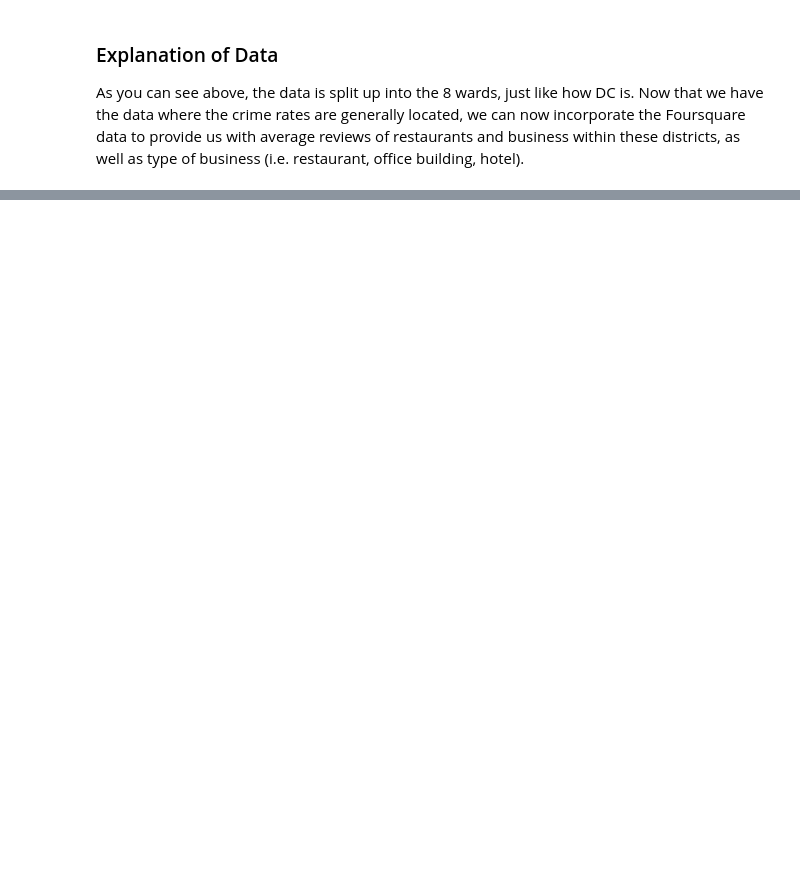
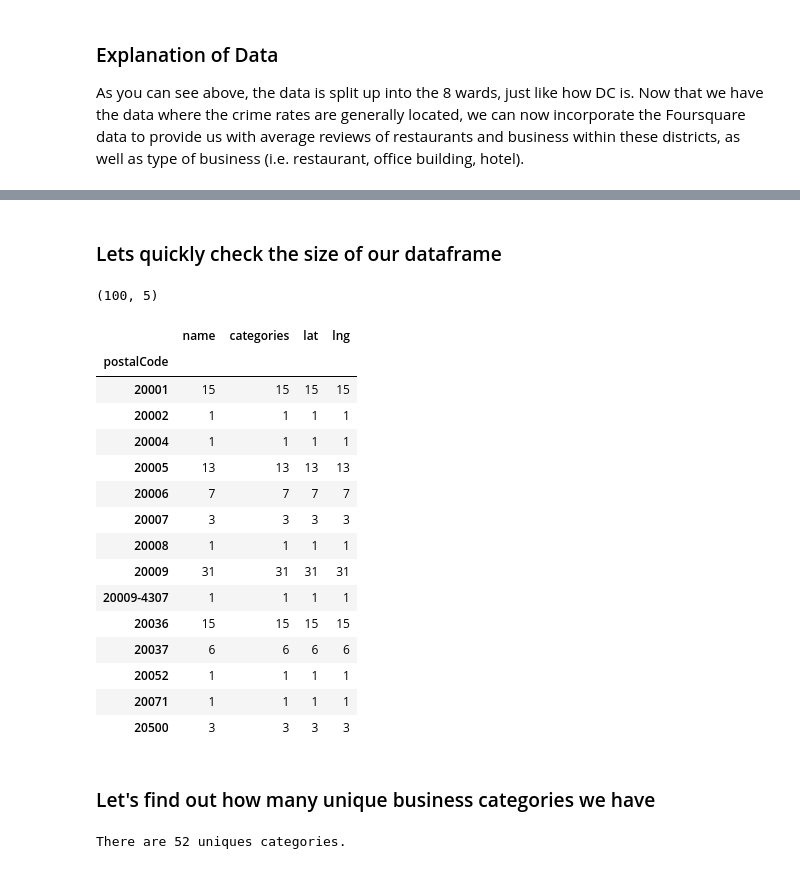
Before and after one commit to pguo94/Coursera_Capstone, a Jupyter notebook: DC Crime Rates Database.ipynb, the cells around one changed output, grey strips where cells are left out. Drawn from its saved outputs; the diff is of its cells as text; code cells hidden in the pictures; blank space fills up the shorter version.

```diff
--- a/DC Crime Rates Database.ipynb
+++ b/DC Crime Rates Database.ipynb
@@ -83,0 +147,3 @@ As you can see above, the data is split up into the 8 wards, just like how DC is
+# %%
+results = requests.get(url).json() #results will display the query request response
+results
@@ -83,0 +248,31 @@ As you can see above, the data is split up into the 8 wards, just like how DC is
+# %% [markdown]
+### Lets quickly check the size of our dataframe
+# %%
+print(nearby_venues.shape)
+# %% [output]
+(100, 5)
+# %%
+nearby_venues.groupby('postalCode').count()
+# %% [output]
+|  | name | categories | lat | lng |
+| postalCode |  |  |  |  |
+| 20001 | 15 | 15 | 15 | 15 |
+| 20002 | 1 | 1 | 1 | 1 |
+| 20004 | 1 | 1 | 1 | 1 |
+| 20005 | 13 | 13 | 13 | 13 |
+| 20006 | 7 | 7 | 7 | 7 |
+| 20007 | 3 | 3 | 3 | 3 |
+| 20008 | 1 | 1 | 1 | 1 |
+| 20009 | 31 | 31 | 31 | 31 |
+| 20009-4307 | 1 | 1 | 1 | 1 |
+| 20036 | 15 | 15 | 15 | 15 |
+| 20037 | 6 | 6 | 6 | 6 |
+| 20052 | 1 | 1 | 1 | 1 |
+| 20071 | 1 | 1 | 1 | 1 |
+| 20500 | 3 | 3 | 3 | 3 |
+# %% [markdown]
+### Let's find out how many unique business categories we have
+# %%
+print('There are {} uniques categories.'.format(len(nearby_venues['categories'].unique())))
+# %% [output]
+There are 52 uniques categories.
```
Also changed, not shown: parts of 35 cells of this notebook.
